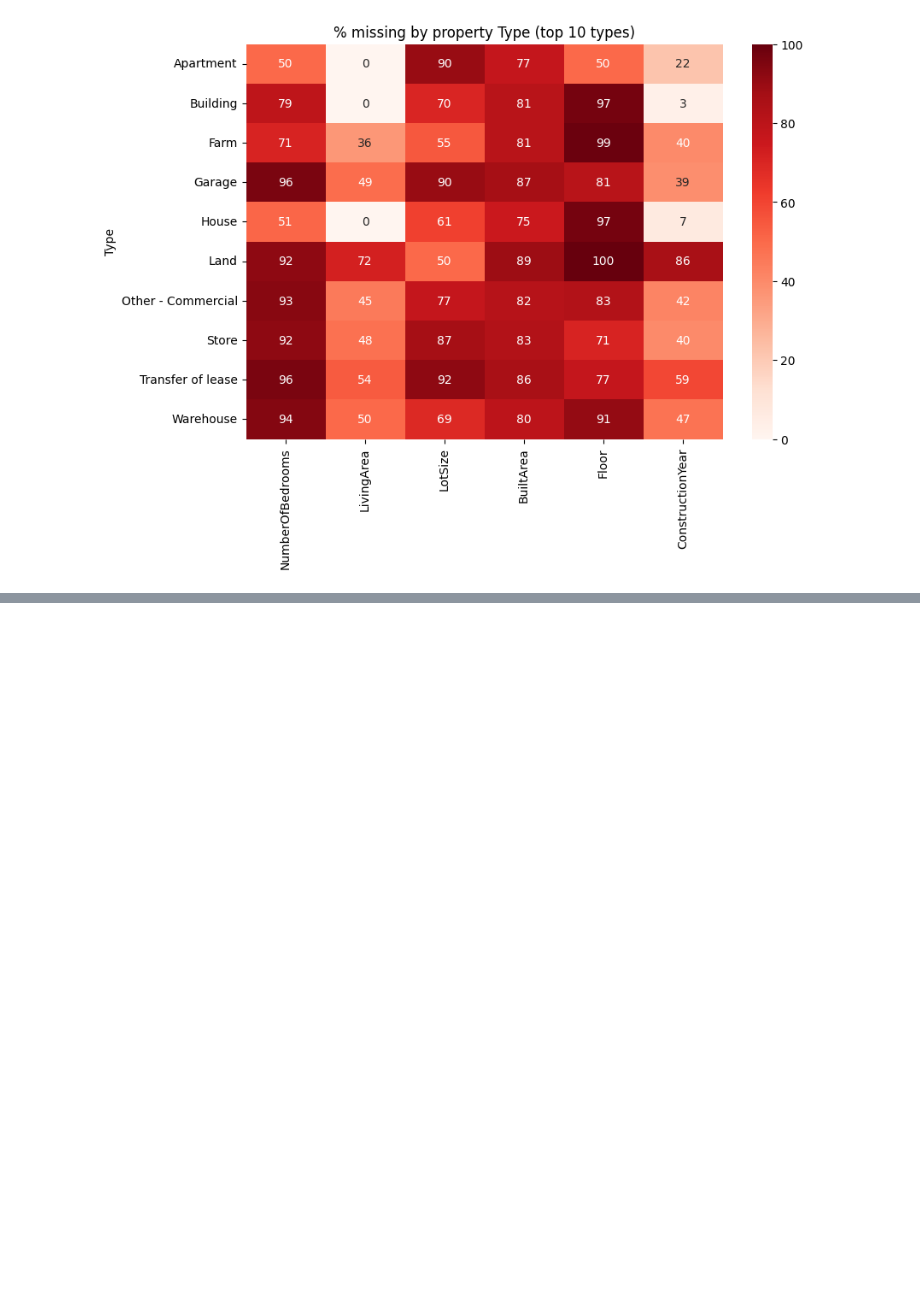
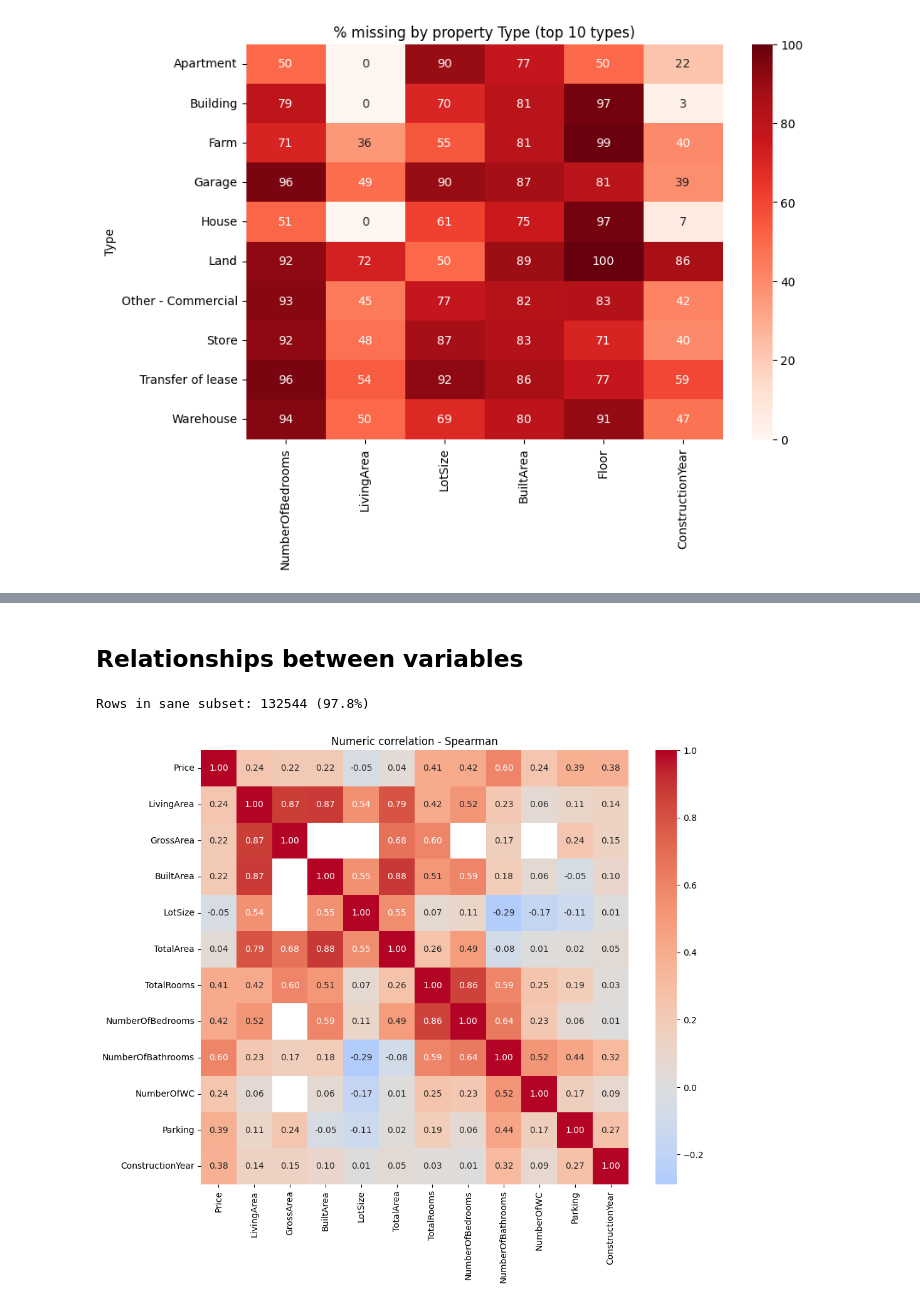
Before and after one commit to barbara-sousa-franco/MLOps_Project, a Jupyter notebook: notebooks/EDA.ipynb, the cells around one changed output, grey strips where cells are left out. Drawn from its saved outputs; the diff is of its cells as text; code cells hidden in the pictures; blank space fills up the shorter version.

```diff
--- a/notebooks/EDA.ipynb
+++ b/notebooks/EDA.ipynb
@@ -512,0 +614,21 @@ plt.title('% missing by property Type (top 10 types)'); plt.show()
+# %% [markdown]
+## Relationships between variables
+# %%
+# Realistic price band: drops the corrupt extremes so relationships are clearer
+lo, hi = df_train['Price'].quantile([0.01, 0.99])
+sane = df_train['Price'].between(lo, hi)
+print('Rows in sane subset:', int(sane.sum()), f'({sane.mean()*100:.1f}%)')
+
+# Only the genuinely numeric columns (Floor & EnergyEfficiencyLevel are categorical now)
+num = ['Price','LivingArea','GrossArea','BuiltArea','LotSize','TotalArea',
+       'TotalRooms','NumberOfBedrooms','NumberOfBathrooms','NumberOfWC',
+       'Parking','ConstructionYear']
+
+# Spearman: robust to the area outliers still present and to non-linear relationships
+corr = df_train.loc[sane, num].corr(method='spearman', numeric_only=True)
+plt.figure(figsize=(11, 9))
+sns.heatmap(corr, annot=True, fmt='.2f', cmap='coolwarm', center=0)
+plt.title('Numeric correlation - Spearman'); plt.show()
+# %% [output]
+Rows in sane subset: 132544 (97.8%)
+[figure, added]
```
Also changed, not shown: parts of 15 cells of this notebook.
